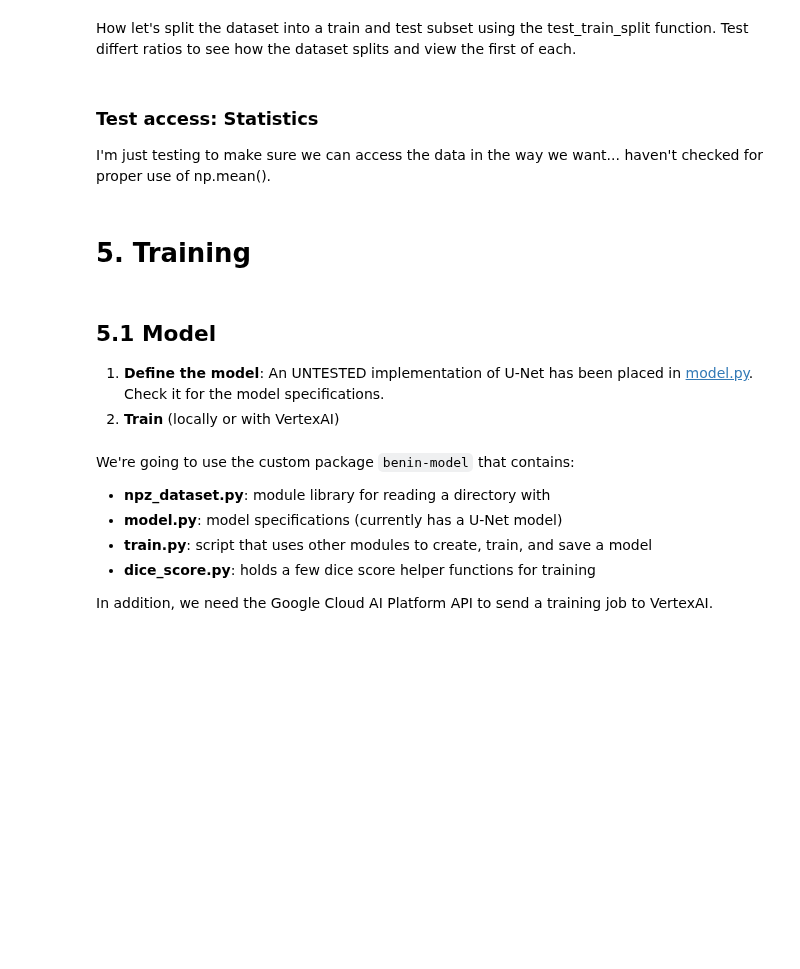
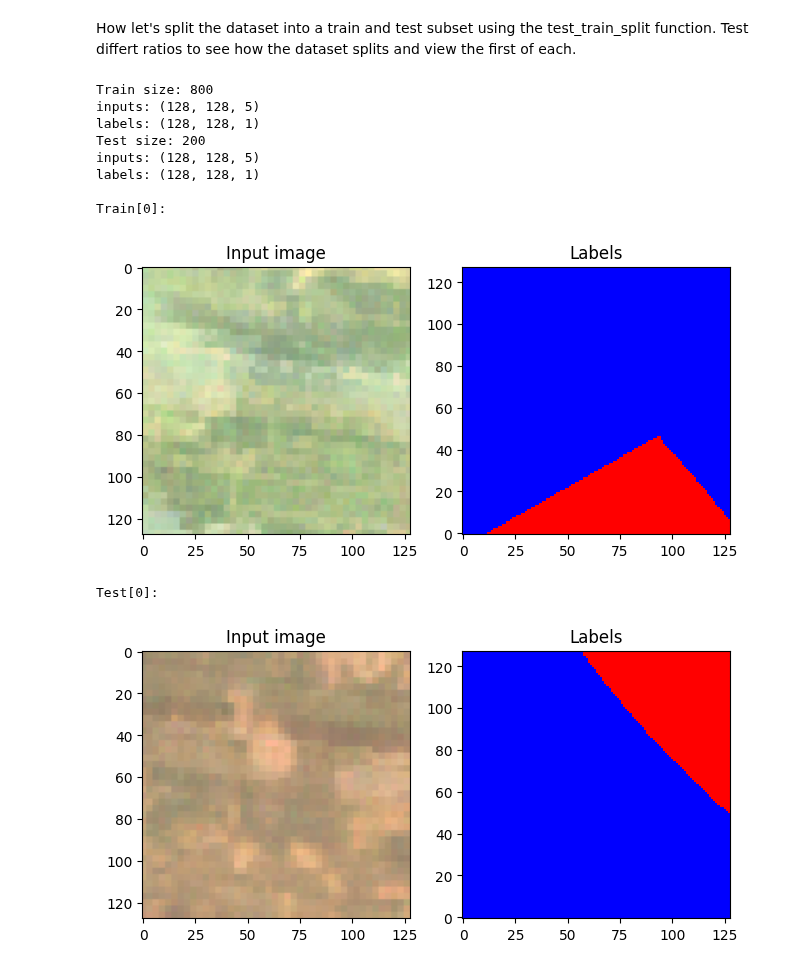
Before and after one commit to Sanford-Lab/satellite_cnns, a Jupyter notebook: benin_predictions.ipynb, the cells around one changed output. Saved outputs shown, nothing was run; the diff lists cells and outputs as text; code cells hidden in the pictures; blank space fills up the shorter version.

```diff
--- a/benin_predictions.ipynb
+++ b/benin_predictions.ipynb
@@ -480,27 +223,35 @@ show_patch(inputs, labels)
 # %% [markdown]
 How let's split the dataset into a train and test subset using the test_train_split function. Test differt ratios to see how the dataset splits and view the first of each.
 # %%
-ratio = 0.5
-train, test = test_train_split(dataset, ratio=0.5, seed=0)
+TEST_TRAIN_RATIO = 0.8
+train, test = test_train_split(dataset, ratio=TEST_TRAIN_RATIO)
 
 print(f"Train size: {len(train)}")
 train_example = train[0]  # random access the first element
 print(f"inputs: {train_example['inputs'].shape}")
 print(f"labels: {train_example['labels'].shape}")
-print(f"Test size: {len(train)}")
+print(f"Test size: {len(test)}")
 test_example = test[0]  # random access the first element
 print(f"inputs: {test_example['inputs'].shape}")
 print(f"labels: {test_example['labels'].shape}\n")
 
 train_inputs = train_example['inputs']
 train_labels = train_example['labels']
 test_inputs = test_example['inputs']
 test_labels = test_example['labels']
 print(f'Train[0]:')
 show_patch(train_inputs, train_labels)
 print(f'Test[0]:')
 show_patch(test_inputs, test_labels)
+# %% [output]
+Train size: 800
+inputs: (128, 128, 5)
+labels: (128, 128, 1)
+Test size: 200
+inputs: (128, 128, 5)
+labels: (128, 128, 1)
+
+Train[0]:
+[figure, added]
+Test[0]:
+[figure, added]
-# %% [markdown]
-### Test access: Statistics
-
-I'm just testing to make sure we can access the data in the way we want... haven't checked for proper use of np.mean().
@@ -520,17 +257,0 @@ print(f'Train inputs std: {std.shape}')
-# %% [markdown]
-# 5. Training
-# %% [markdown]
-## 5.1 Model
-
-1.   **Define the model**: An UNTESTED implementation of U-Net has been placed in [model.py](src/benin-model/benin/model.py). Check it for the model specifications.
-2.   **Train** (locally or with VertexAI)
-# %% [markdown]
-We're going to use the custom package `benin-model` that contains:
-
-*   **npz_dataset.py**: module library for reading a directory with
-*   **model.py**: model specifications (currently has a U-Net model)
-*   **train.py**: script that uses other modules to create, train, and save a model
-*   **dice_score.py**: holds a few dice score helper functions for training
-
-
-In addition, we need the Google Cloud AI Platform API to send a training job to VertexAI.
```
Also changed, not shown: parts of 75 cells of this notebook.
